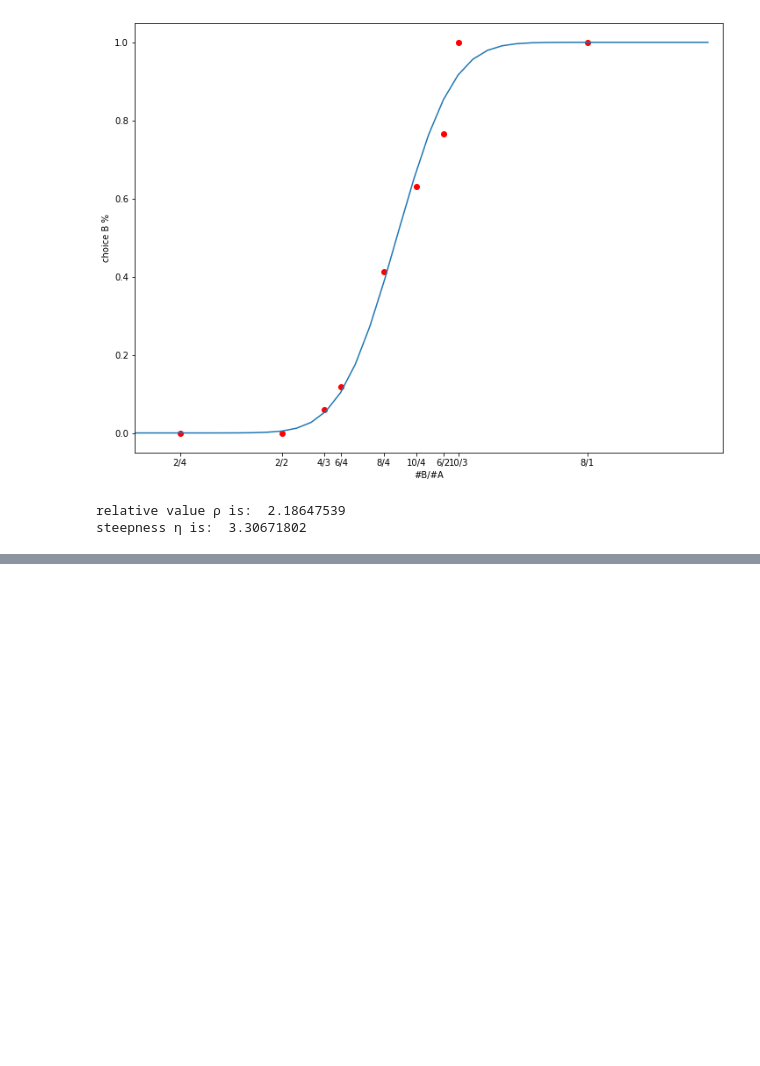
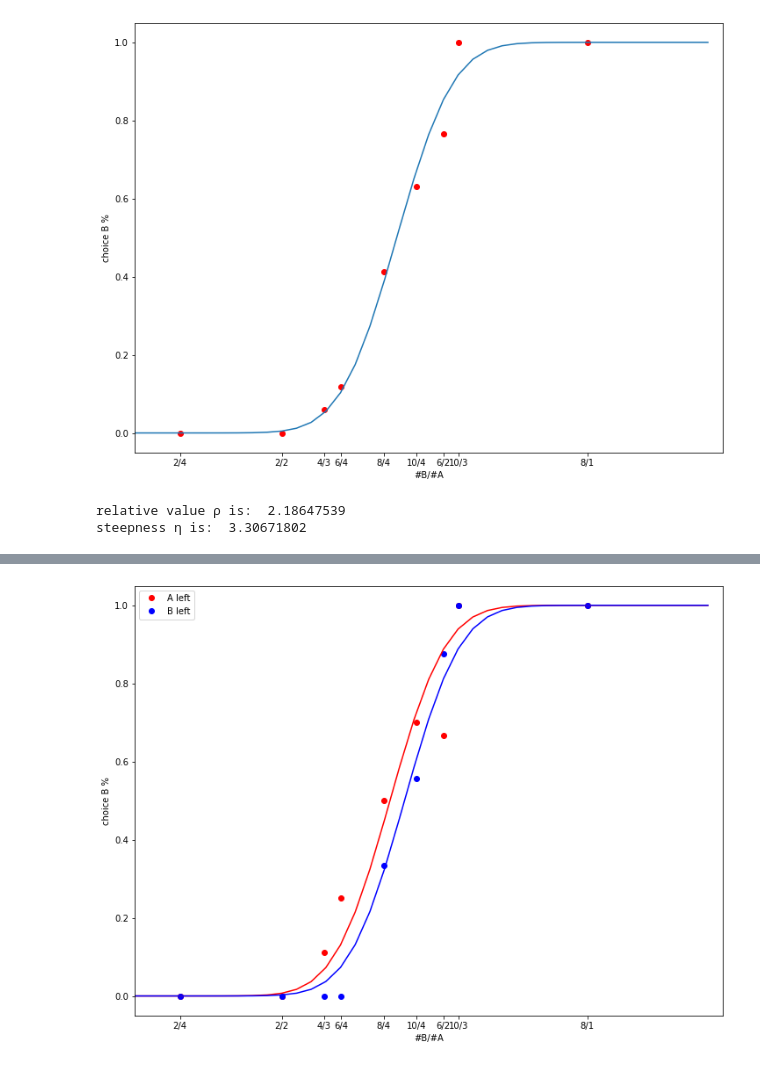
Before and after one commit to PadoaSchioppaLab/LogisticRegression_tutorial, a Jupyter notebook: LogisticRegression_JuiceChoice.ipynb, the cells around one changed output, grey strips where cells are left out. Drawn from its saved outputs; the diff is of its cells as text; code cells hidden in the pictures; blank space fills up the shorter version.

```diff
--- a/LogisticRegression_JuiceChoice.ipynb
+++ b/LogisticRegression_JuiceChoice.ipynb
@@ -32,11 +34,12 @@ First, let's load example data file named as `goodTrials_JC.mat`. It only contai
 
  - *column 4*: the chosen juice type, with 1 indicating A and 2 indicating B.
 # %%
-# !git clone https://github.com/wilburshi/LogisticRegression_tutorial.git # use it only for google colab
-# data = loadmat('LogisticRegression_tutorial/data/goodtrials_JC.mat')['goodTrials_JC'] # use it only for goole colab
-data = loadmat('../data/goodtrials_JC.mat')['goodTrials_JC'] # loadmat is a function in scipy.io used to load Matlab data file
+!git clone https://github.com/wilburshi/LogisticRegression_tutorial.git # use it only for google colab
+data = loadmat('LogisticRegression_tutorial/data/goodtrials_JC.mat')['goodTrials_JC'] # use it only for goole colab
+# data = loadmat('../data/goodtrials_JC.mat')['goodTrials_JC'] # loadmat is a function in scipy.io used to load Matlab data file
 
 # Independent variables
+triNum = np.abs(data[:,0]) # trial number
 QA = np.abs(data[:,1]) # quantity of juice A
 QB = np.abs(data[:,2]) # quantity of juice B
 SideA = np.sign(data[:,1]) # side of target A. -1: left, 1: right, 0 forced choice
@@ -135,0 +151,12 @@ steepness η is:  3.30671802
+# %%
+# remove the forced choice (0A or 0B)
+Y = CJ[ind_nonforced]
+X1 = np.log(QB[ind_nonforced]/QA[ind_nonforced])
+X2 = SideA[ind_nonforced]
+const = np.ones(X1.shape)
+
+# probit regression
+model = Probit(Y, np.transpose([const, X1, X2]))
+probit_model = model.fit()
+betas = probit_model.params
+# print(probit_model.summary())
@@ -135,0 +167,62 @@ steepness η is:  3.30671802
+# %%
+#####
+# plot the results #
+#####
+# calculate offer types
+
+# for A left trials
+table01_AL = np.unique([QB[ind_nonforced & (SideA == -1)], QA[ind_nonforced & (SideA == -1)]], axis = 1) # create offer type table from individual trials
+LogRatio_AL = np.log(table01_AL[0,:]/table01_AL[1,:])
+ntritype = np.shape(table01_AL)[1]
+
+# calculate the percentage of choice B #
+PB_AL = np.array([]) # percentage of choice B
+xtickname_AL = np.array([]) # x axis tick names
+for itritype in np.arange(0, ntritype,1):
+    ind_itritype = (np.transpose([QB, QA, SideA]) == np.append(np.transpose(table01_AL)[itritype,:],-1)).all(axis=1)
+    CJ_itritype = CJ[ind_itritype]
+    PB_itritype = np.sum(CJ_itritype)/(np.shape(CJ_itritype)[0])
+    PB_AL = np.append(PB_AL,PB_itritype)
+    xtickname_itritype = np.array2string(table01_AL[0,itritype])+'/'+np.array2string(table01_AL[1,itritype])
+    xtickname_AL = np.append(xtickname_AL,xtickname_itritype)
+
+# for B left (A right) trials
+table01_AR = np.unique([QB[ind_nonforced & (SideA == 1)], QA[ind_nonforced & (SideA == 1)]], axis = 1) # create offer type table from individual trials
+LogRatio_AR = np.log(table01_AR[0,:]/table01_AR[1,:])
+ntritype = np.shape(table01_AR)[1]
+
+# calculate the percentage of choice B #
+PB_AR = np.array([]) # percentage of choice B
+xtickname_AR = np.array([]) # x axis tick names
+for itritype in np.arange(0, ntritype,1):
+    ind_itritype = (np.transpose([QB, QA, SideA]) == np.append(np.transpose(table01_AR)[itritype,:],1)).all(axis=1)
+    CJ_itritype = CJ[ind_itritype]
+    PB_itritype = np.sum(CJ_itritype)/(np.shape(CJ_itritype)[0])
+    PB_AR = np.append(PB_AR,PB_itritype)
+    xtickname_itritype = np.array2string(table01_AR[0,itritype])+'/'+np.array2string(table01_AR[1,itritype])
+    xtickname_AR = np.append(xtickname_AR,xtickname_itritype)
+
+
+# plot sigmoidal curve
+X_plot = np.arange(np.floor(np.min(LogRatio_AL)), np.ceil(np.max(LogRatio_AL)), 0.1)
+const_plot = np.ones(np.size(X_plot))
+AL_plot = -np.ones(np.size(X_plot))
+AR_plot = np.ones(np.size(X_plot))
+Y_plot_AL = probit_model.predict(np.transpose([const_plot, X_plot, AL_plot]))
+Y_plot_AR = probit_model.predict(np.transpose([const_plot, X_plot, AR_plot]))
+
+# plot
+fig= plt.figure(figsize=(12,9))
+plt.plot(LogRatio_AL, PB_AL, 'ro')
+plt.plot(LogRatio_AR, PB_AR, 'bo')
+plt.plot(X_plot,Y_plot_AL, 'r')
+plt.plot(X_plot,Y_plot_AR, 'b')
+plt.legend(["A left", "B left"])
+plt.axis([-1,3,-0.05,1.05])
+plt.xlabel("#B/#A")
+plt.ylabel("choice B %");
+ax = plt.gca()
+ax.set_xticks(LogRatio_AL)
+ax.set_xticklabels(xtickname_AL);
+# %% [output]
+[figure, added]
```
Also changed, not shown: parts of 21 cells of this notebook.
